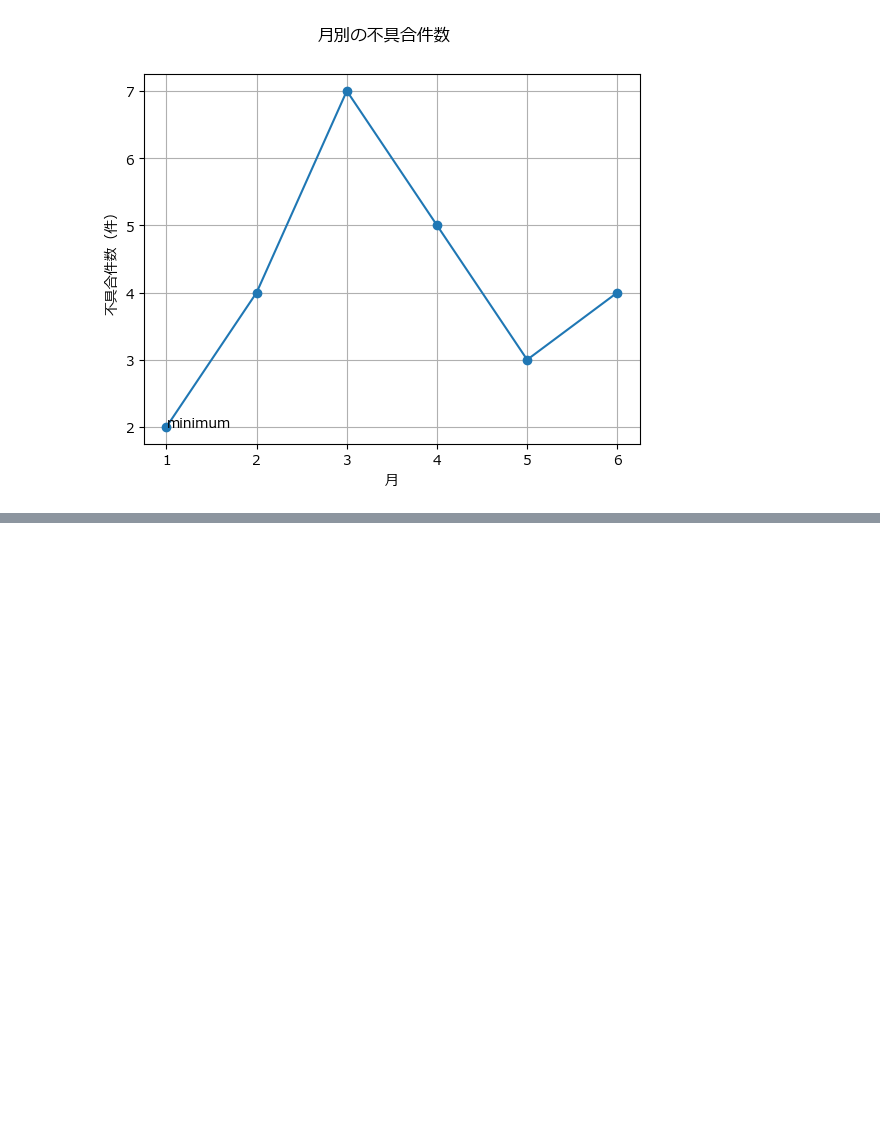
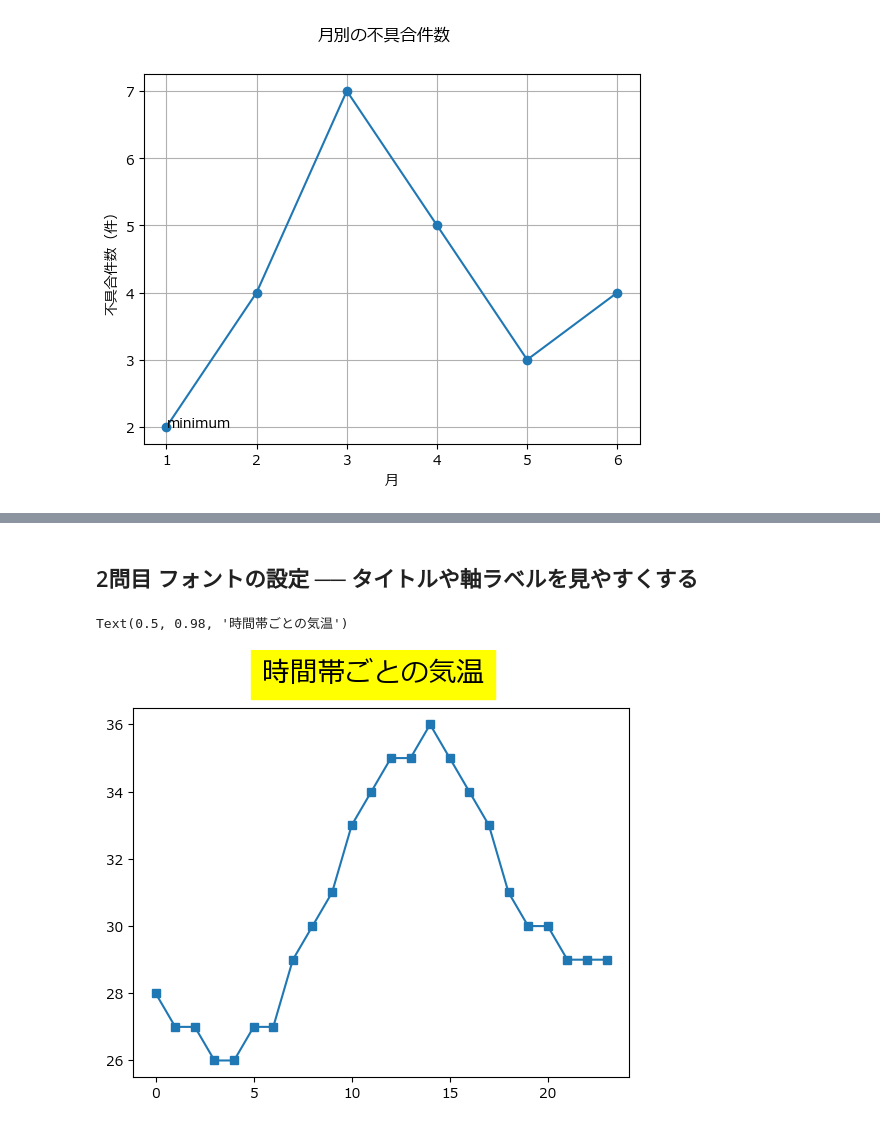
Before and after one commit to kjfarm1225/pyq_practice, a Jupyter notebook: 140_5_text_setting/140-5_text_setting.ipynb, the cells around one changed output, grey strips where cells are left out. Cells and saved outputs as stored; diff of their text form; code cells hidden in the pictures; blank space fills up the shorter version.

```diff
--- a/140_5_text_setting/140-5_text_setting.ipynb
+++ b/140_5_text_setting/140-5_text_setting.ipynb
@@ -135,0 +166,24 @@ plt.show()
+# %% [markdown]
+## 2問目 フォントの設定 ── タイトルや軸ラベルを見やすくする
+# %%
+import matplotlib.pyplot as plt
+%matplotlib inline
+
+plt.rcParams["font.family"] = "Meiryo"
+# %%
+x_hours = range(0, 24)
+y_temps = [28, 27, 27, 26, 26, 27, 27, 29, 30, 31, 33, 34,
+           35, 35, 36, 35, 34, 33, 31, 30, 30, 29, 29, 29]
+# %%
+fig, ax = plt.subplots()
+ax.plot(x_hours, y_temps, marker="s")
+
+fig.suptitle("時間帯ごとの気温",
+              backgroundcolor="yellow",
+              size=20)
+ax.set_xlabel("時間帯（時）",
+              color="red",
+              size)
+# %% [output]
+Text(0.5, 0.98, '時間帯ごとの気温')
+[figure, added]
```
Also changed, not shown: parts of 5 cells of this notebook.
